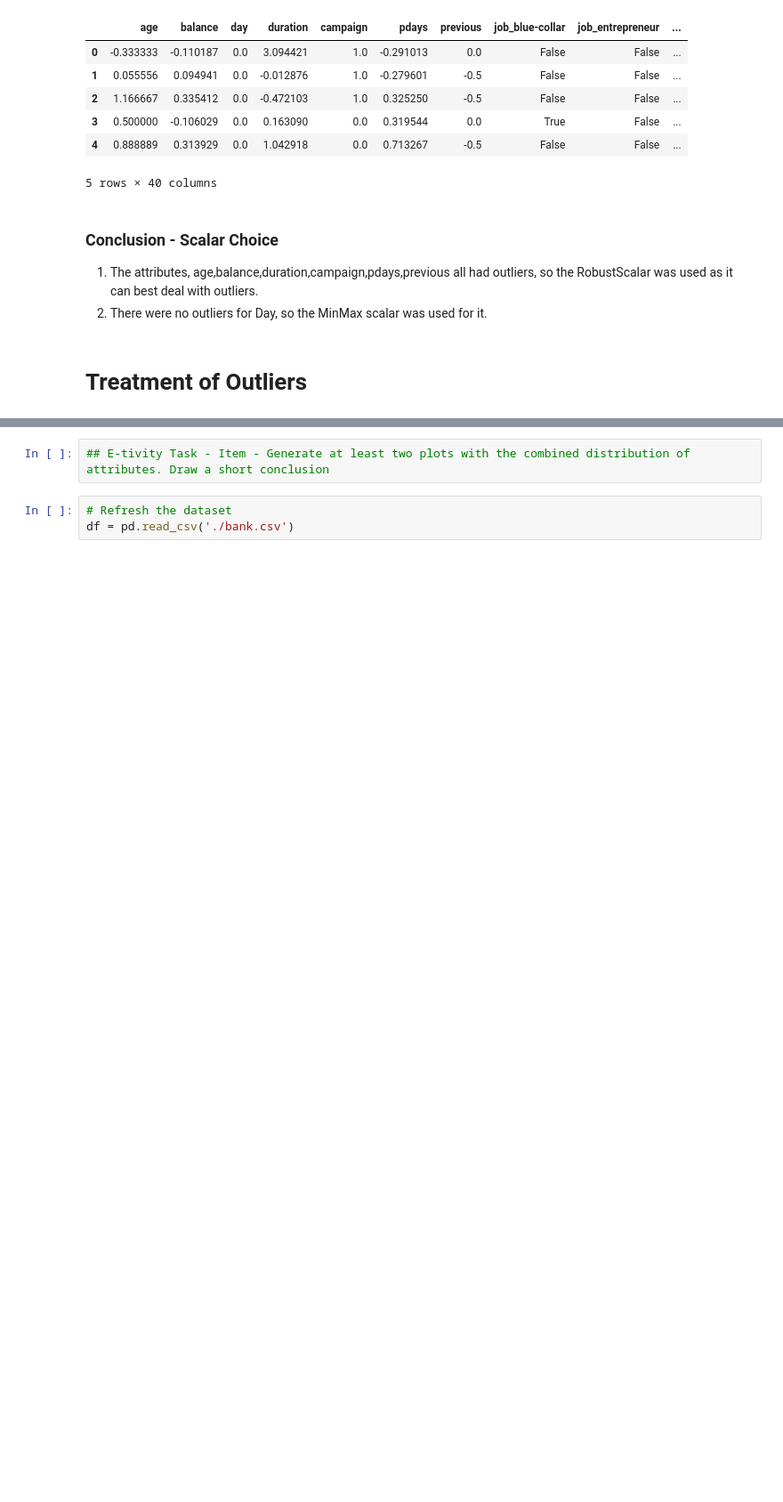
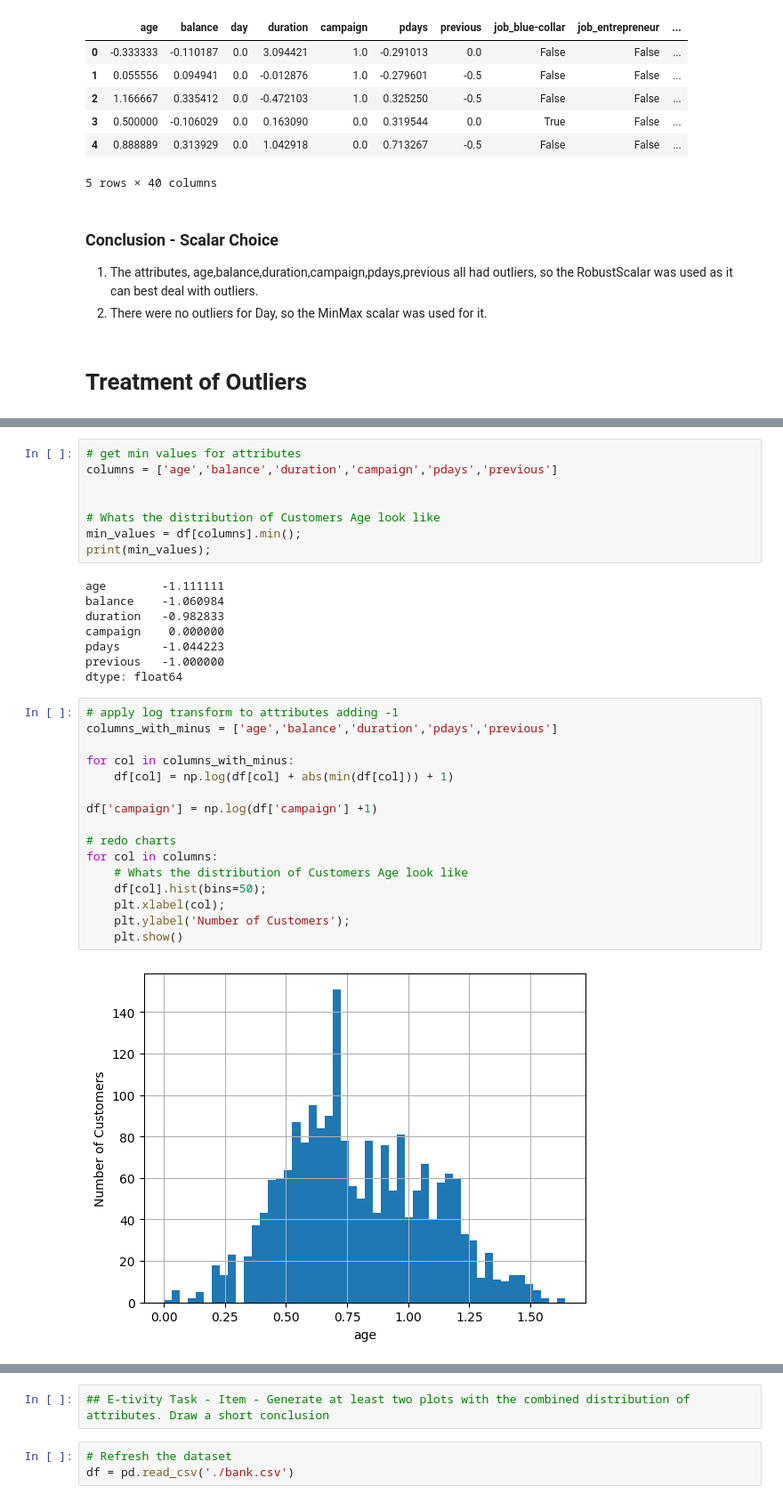
Before and after one commit to qaz73/ULAssignment-1, a Jupyter notebook: etivity1.ipynb, the cells around one changed output, grey strips where cells are left out. Shown at 89% size. Saved outputs shown, nothing was run; the diff lists cells and outputs as text; blank space fills up the shorter version.

```diff
--- a/etivity1.ipynb
+++ b/etivity1.ipynb
@@ -1217,0 +1288,34 @@ df.head()
+# %%
+# get min values for attributes
+columns = ['age','balance','duration','campaign','pdays','previous']
+
+
+# Whats the distribution of Customers Age look like
+min_values = df[columns].min();
+print(min_values);
+# %% [output]
+age        -1.111111
+balance    -1.060984
+duration   -0.982833
+campaign    0.000000
+pdays      -1.044223
+previous   -1.000000
+dtype: float64
+# %%
+# apply log transform to attributes adding -1
+columns_with_minus = ['age','balance','duration','pdays','previous']
+
+for col in columns_with_minus:
+    df[col] = np.log(df[col] + abs(min(df[col])) + 1)
+
+df['campaign'] = np.log(df['campaign'] +1)
+
+# redo charts
+for col in columns:
+    # Whats the distribution of Customers Age look like
+    df[col].hist(bins=50);
+    plt.xlabel(col);
+    plt.ylabel('Number of Customers');
+    plt.show()
+# %% [output]
+[figure, added]
```
Also changed, not shown: parts of 45 cells of this notebook.
